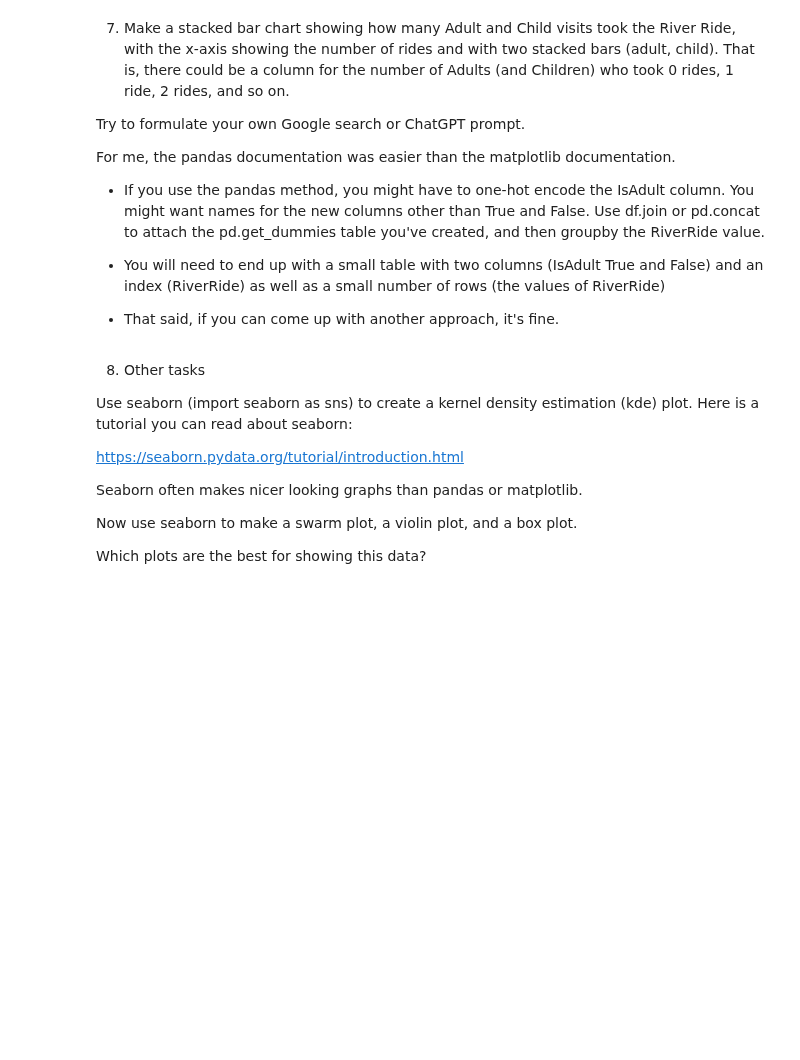
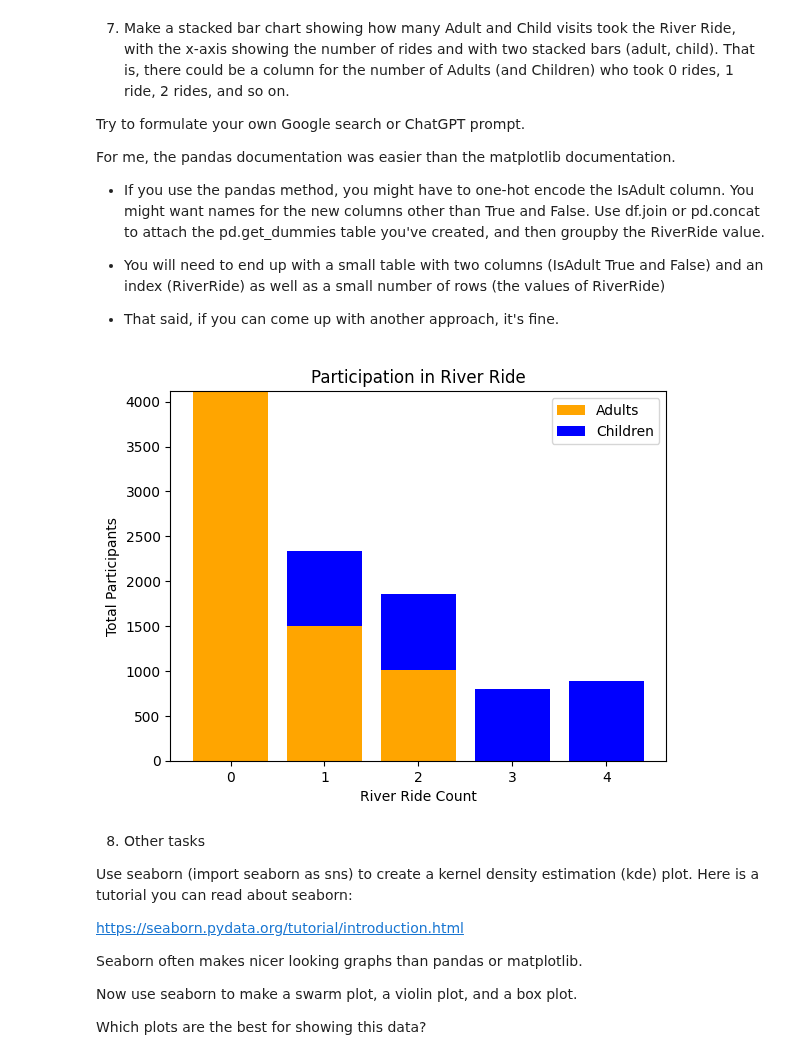
Before and after one commit to alr6qr/2025-spring-B2, a Jupyter notebook: Week3.ipynb, the cells around one changed output. Cells and saved outputs as stored; diff of their text form; code cells hidden in the pictures; blank space fills up the shorter version.

```diff
--- a/Week3.ipynb
+++ b/Week3.ipynb
@@ -309,6 +323,22 @@ For me, the pandas documentation was easier than the matplotlib documentation.
 * You will need to end up with a small table with two columns (IsAdult True and False) and an index (RiverRide) as well as a small number of rows (the values of RiverRide)
 
 * That said, if you can come up with another approach, it's fine.
+# %%
+ride_counts = df.groupby(['RiverRide', 'IsAdult']).size().unstack(fill_value=0)
+x = ride_counts.index
+adult_counts = ride_counts[True]
+child_counts = ride_counts[False]
+
+plt.bar(x, adult_counts, label='Adults', color='orange')
+plt.bar(x, child_counts, bottom=adult_counts, label='Children', color='blue')
+plt.xlabel('River Ride Count')
+plt.ylabel('Total Participants')
+plt.title('Participation in River Ride')
+plt.legend()
+plt.xticks(x)
+plt.show()
+# %% [output]
+[figure, added]
 # %% [markdown]
 8. Other tasks
 
```
Also changed, not shown: parts of 7 cells of this notebook, 4 other files.
